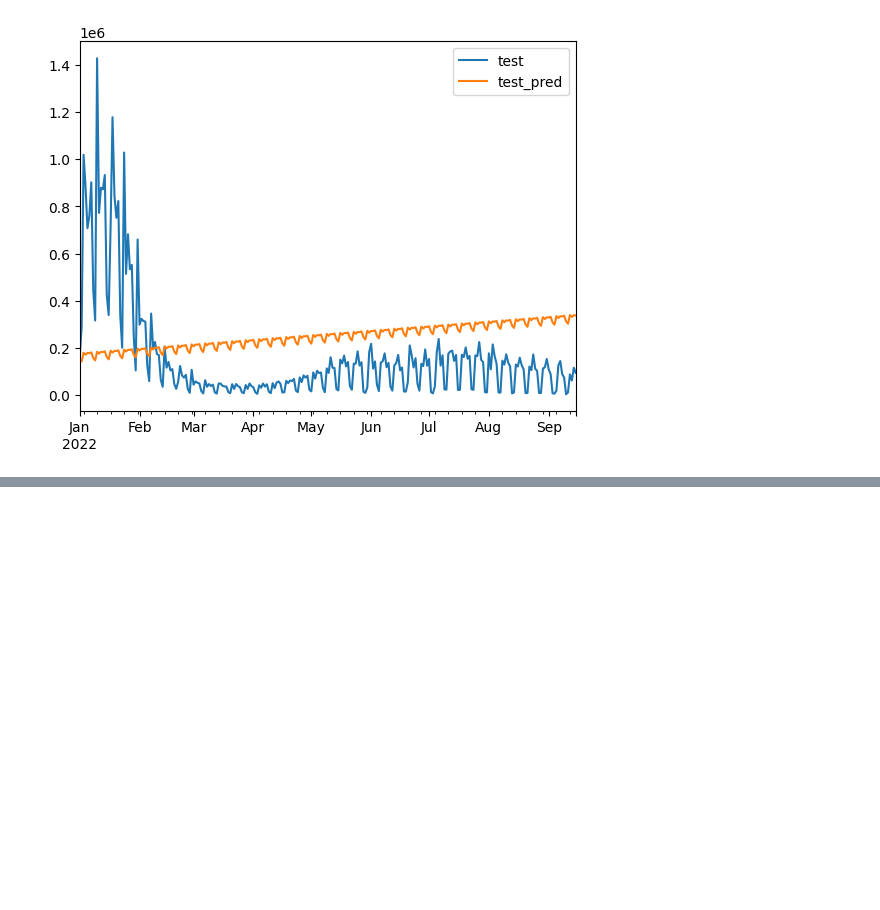
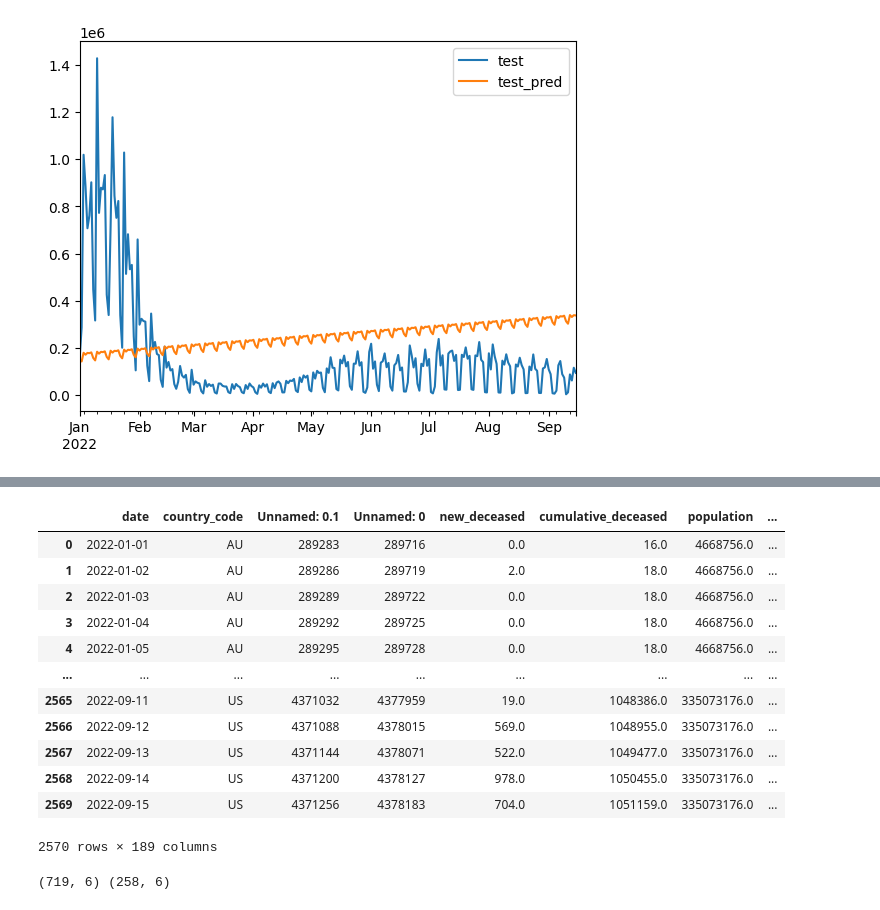
Before and after one commit to danlingzhou16/stat390, a Jupyter notebook: Prophet.ipynb, the cells around one changed output, grey strips where cells are left out. Saved outputs shown, nothing was run; the diff lists cells and outputs as text; code cells hidden in the pictures; blank space fills up the shorter version.

```diff
--- a/Prophet.ipynb
+++ b/Prophet.ipynb
@@ -80,0 +133,4 @@ plt.legend(['test', 'test_pred'])
+# %%
+# Add aditional regressors
+pd.set_option('display.max_columns', None)
+train.head()
@@ -80,0 +144,8 @@ plt.legend(['test', 'test_pred'])
+# %%
+# group by countries
+train_country = train.groupby(['country_code','date'])
+test_country = test.groupby(['country_code','date'])
+train_country_agg = train_country.agg('sum')
+train_country_agg.reset_index(level = 'country_code', inplace = True)
+test_country_agg = test_country.agg('sum')
+test_country_agg.reset_index(level = 'country_code', inplace = True)
@@ -80,0 +161,16 @@ plt.legend(['test', 'test_pred'])
+# %%
+test_country_agg.reset_index()
+# %% [output]
+|  | date | country_code | Unnamed: 0.1 | Unnamed: 0 | new_deceased | cumulative_deceased | population | ... |
+| 0 | 2022-01-01 | AU | 289283 | 289716 | 0.0 | 16.0 | 4668756.0 | ... |
+| 1 | 2022-01-02 | AU | 289286 | 289719 | 2.0 | 18.0 | 4668756.0 | ... |
+| 2 | 2022-01-03 | AU | 289289 | 289722 | 0.0 | 18.0 | 4668756.0 | ... |
+| 3 | 2022-01-04 | AU | 289292 | 289725 | 0.0 | 18.0 | 4668756.0 | ... |
+| 4 | 2022-01-05 | AU | 289295 | 289728 | 0.0 | 18.0 | 4668756.0 | ... |
+| ... | ... | ... | ... | ... | ... | ... | ... | ... |
+| 2565 | 2022-09-11 | US | 4371032 | 4377959 | 19.0 | 1048386.0 | 335073176.0 | ... |
+| 2566 | 2022-09-12 | US | 4371088 | 4378015 | 569.0 | 1048955.0 | 335073176.0 | ... |
+| 2567 | 2022-09-13 | US | 4371144 | 4378071 | 522.0 | 1049477.0 | 335073176.0 | ... |
+| 2568 | 2022-09-14 | US | 4371200 | 4378127 | 978.0 | 1050455.0 | 335073176.0 | ... |
+| 2569 | 2022-09-15 | US | 4371256 | 4378183 | 704.0 | 1051159.0 | 335073176.0 | ... |
+2570 rows × 189 columns
@@ -80,0 +186,6 @@ plt.legend(['test', 'test_pred'])
+# %%
+train_us2=train_agg_us_mul_df.iloc[:][col]
+test_us2=test_agg_us_mul_df.iloc[: ][col]
+print(train_us2.shape, test_us2.shape)
+# %% [output]
+(719, 6) (258, 6)
```
Also changed, not shown: parts of 27 cells of this notebook.
